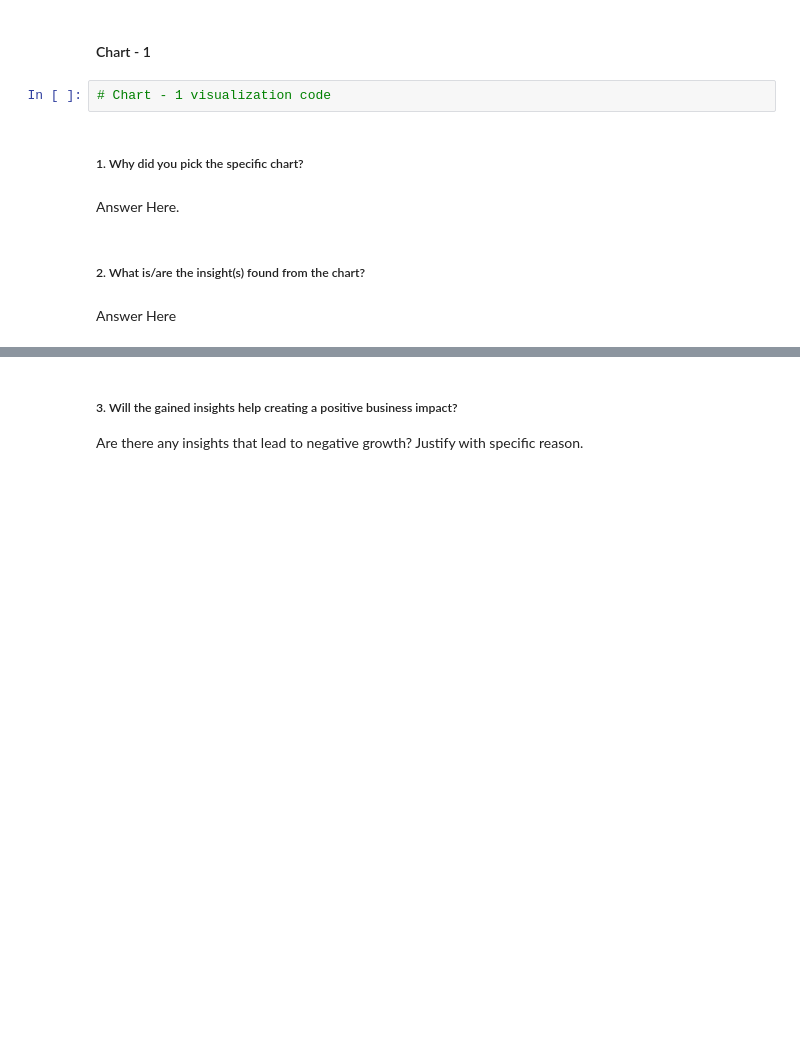
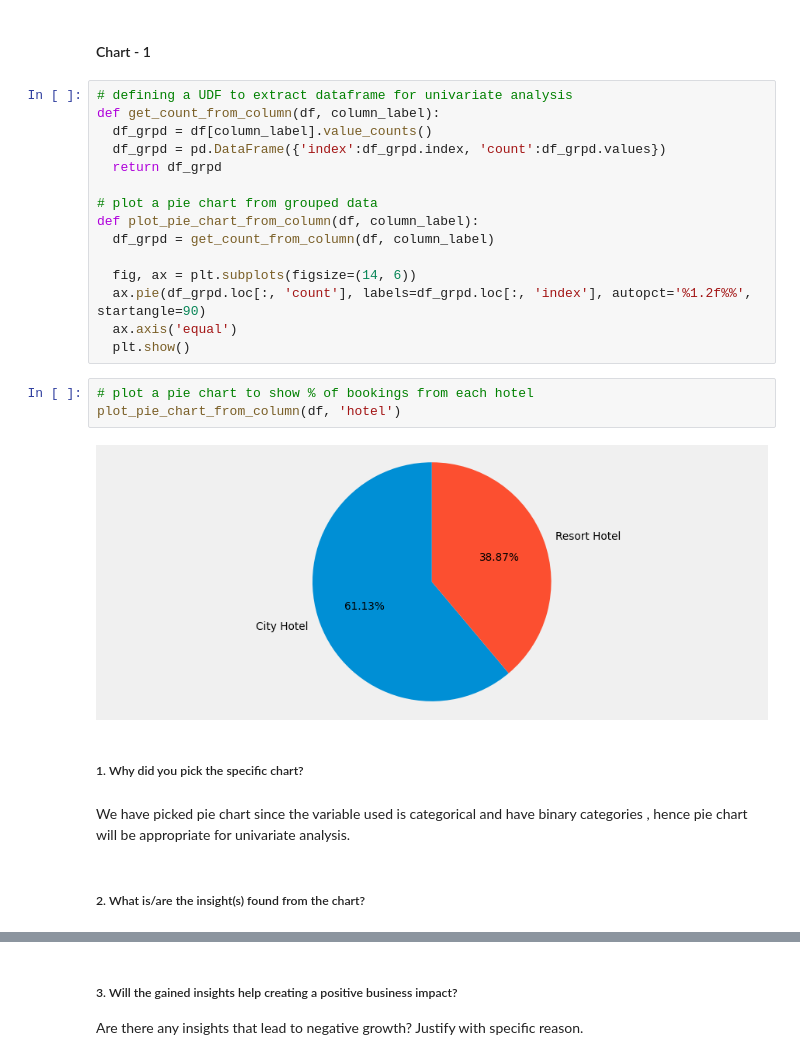
Before and after one commit to abhimanyupandey1996/hotel-booking-analysis, a Jupyter notebook: abhimanyu_kumar_pandey_hotel_booking_analysis.ipynb, the cells around one changed output, grey strips where cells are left out. Drawn from its saved outputs; the diff is of its cells as text; blank space fills up the shorter version.

```diff
--- a/abhimanyu_kumar_pandey_hotel_booking_analysis.ipynb
+++ b/abhimanyu_kumar_pandey_hotel_booking_analysis.ipynb
@@ -373,13 +397,29 @@ Answer Here.
 ## ***4. Data Vizualization, Storytelling & Experimenting with charts : Understand the relationships between variables***
 # %% [markdown]
 #### Chart - 1
-# %%
-# Chart - 1 visualization code
+# %%
+# defining a UDF to extract dataframe for univariate analysis
+def get_count_from_column(df, column_label):
+  df_grpd = df[column_label].value_counts()
+  df_grpd = pd.DataFrame({'index':df_grpd.index, 'count':df_grpd.values})
+  return df_grpd
+
+# plot a pie chart from grouped data
+def plot_pie_chart_from_column(df, column_label):
+  df_grpd = get_count_from_column(df, column_label)
+
+  fig, ax = plt.subplots(figsize=(14, 6))
+  ax.pie(df_grpd.loc[:, 'count'], labels=df_grpd.loc[:, 'index'], autopct='%1.2f%%', startangle=90)
+  ax.axis('equal')
+  plt.show()
+# %%
+# plot a pie chart to show % of bookings from each hotel
+plot_pie_chart_from_column(df, 'hotel')
+# %% [output]
+[figure, added]
 # %% [markdown]
 ##### 1. Why did you pick the specific chart?
-# %% [markdown]
-Answer Here.
+# %% [markdown]
+We have picked pie chart since the variable used is categorical and have binary categories , hence pie chart will be appropriate for univariate analysis.
 # %% [markdown]
 ##### 2. What is/are the insight(s) found from the chart?
-# %% [markdown]
-Answer Here
```
Also changed, not shown: parts of 30 cells of this notebook.
